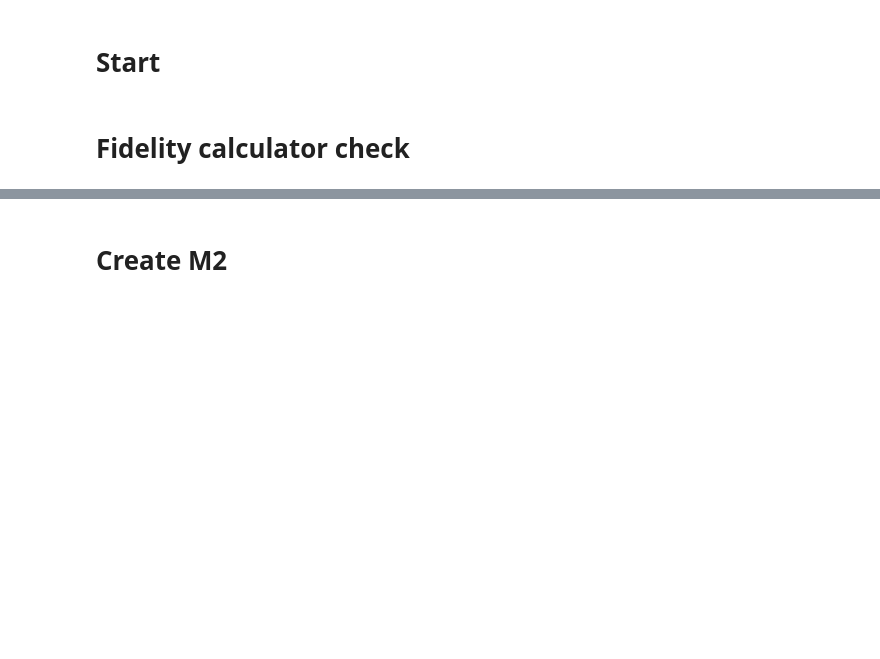
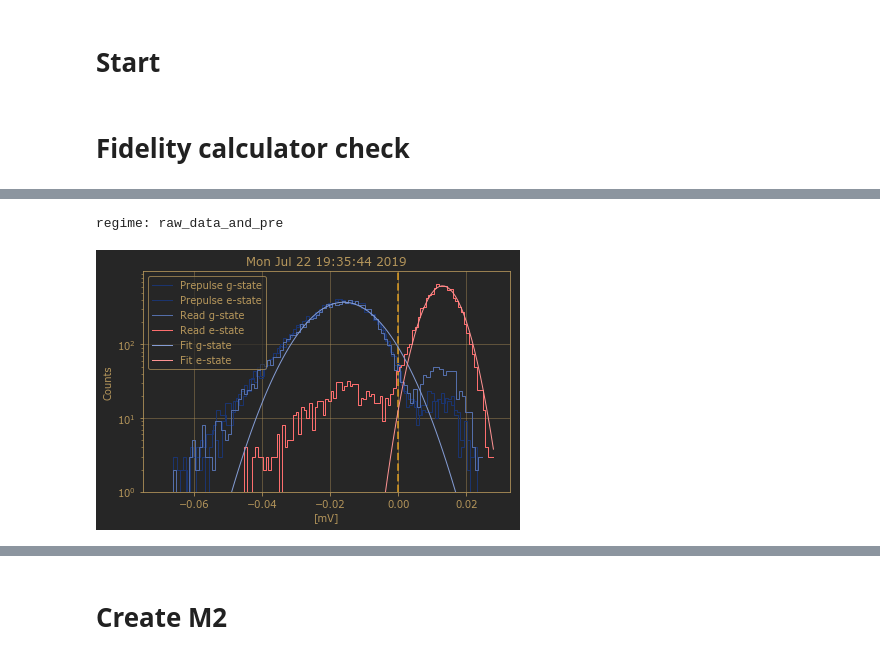
Before and after one commit to qc-coder/SingleShotReadout, a Jupyter notebook: Test_the_SSResult_Class.ipynb, the cells around one changed output, grey strips where cells are left out. Cells and saved outputs as stored; diff of their text form; code cells hidden in the pictures; blank space fills up the shorter version.

```diff
--- a/Test_the_SSResult_Class.ipynb
+++ b/Test_the_SSResult_Class.ipynb
@@ -55,0 +5,12 @@ def crop_fluctuations(re_g, im_g, re_e,im_e, void_re, void_im, coeff_shift = 2.0
+# %%
+import numpy as np
+from matplotlib import pyplot as plt
+from lib_SSResult import SSResult## This data we will use
+# from lib_SSResult import Histogram
+
+
+filename2 = '193544_SingleShot.dat'
+paramfile2 = '193544_parameters_Fidelity190722_193544.dat'
+m2 = SSResult(filename2, paramfile=paramfile2)
+
+m2.erase_data('all')
@@ -55,0 +36,6 @@ def crop_fluctuations(re_g, im_g, re_e,im_e, void_re, void_im, coeff_shift = 2.0
+# %%
+# pic = m2.make_histograms()
+pic = m2.plot_hists(regime='raw_data_and_pre')
+# %% [output]
+regime: raw_data_and_pre
+[figure, added]
```
Also changed, not shown: parts of 26 cells of this notebook, 2 other files.
